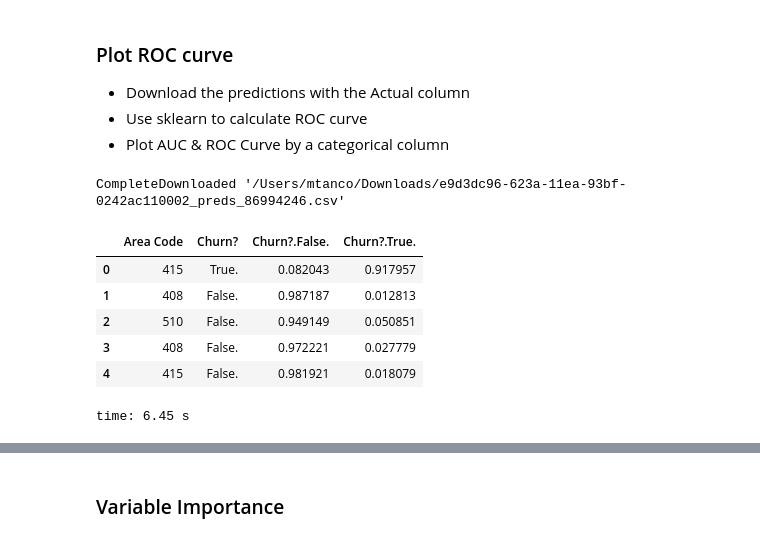
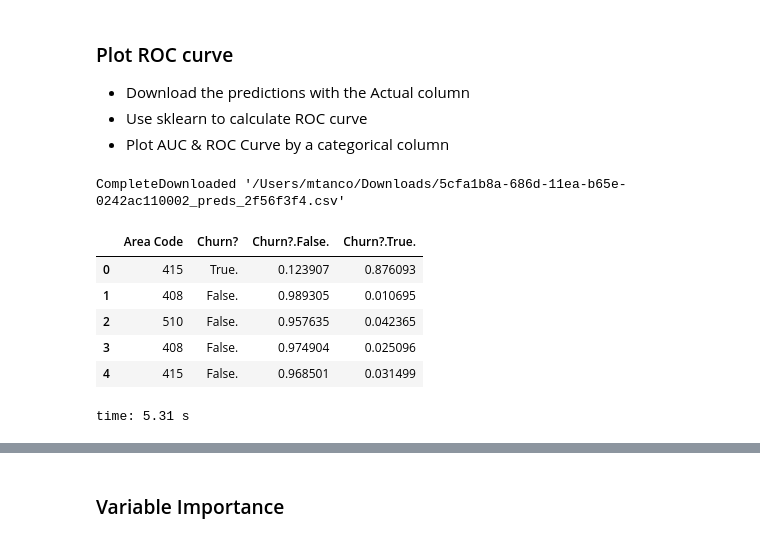
Before and after one commit to h2oai/driverlessai-tutorials, a Jupyter notebook: dai_python_client/common_workflow.ipynb, the cells around one changed output, grey strips where cells are left out. Cells and saved outputs as stored; diff of their text form; code cells hidden in the pictures.

```diff
--- a/dai_python_client/common_workflow.ipynb
+++ b/dai_python_client/common_workflow.ipynb
@@ -592,20 +611,20 @@ time: 479 ms
 * Plot AUC & ROC Curve by a categorical column
 # %%
 preds = default_baseline.predict(telco_churn_split['test_dataset'],
-                         include_cols=["Churn?", "Area Code"])
+                         include_columns=["Churn?", "Area Code"])
 
 test_predictions = pd.read_csv(preds.download(download_location))
 
 test_predictions.head()
 # %% [output]
-CompleteDownloaded '/Users/mtanco/Downloads/e9d3dc96-623a-11ea-93bf-0242ac110002_preds_86994246.csv'
+CompleteDownloaded '/Users/mtanco/Downloads/5cfa1b8a-686d-11ea-b65e-0242ac110002_preds_2f56f3f4.csv'
 |  | Area Code | Churn? | Churn?.False. | Churn?.True. |
-| 0 | 415 | True. | 0.082043 | 0.917957 |
-| 1 | 408 | False. | 0.987187 | 0.012813 |
-| 2 | 510 | False. | 0.949149 | 0.050851 |
-| 3 | 408 | False. | 0.972221 | 0.027779 |
-| 4 | 415 | False. | 0.981921 | 0.018079 |
+| 0 | 415 | True. | 0.123907 | 0.876093 |
+| 1 | 408 | False. | 0.989305 | 0.010695 |
+| 2 | 510 | False. | 0.957635 | 0.042365 |
+| 3 | 408 | False. | 0.974904 | 0.025096 |
+| 4 | 415 | False. | 0.968501 | 0.031499 |
-time: 6.45 s
+time: 5.31 s
 # %%
 from sklearn.metrics import roc_curve
 from sklearn.metrics import auc
```
Also changed, not shown: parts of 50 cells of this notebook, 1 other file.
